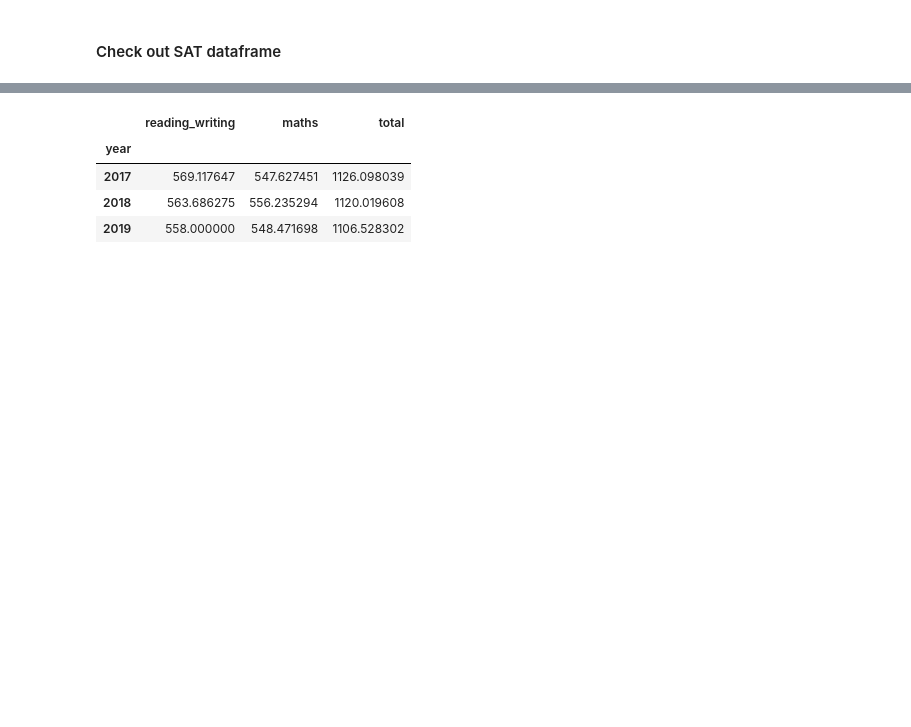
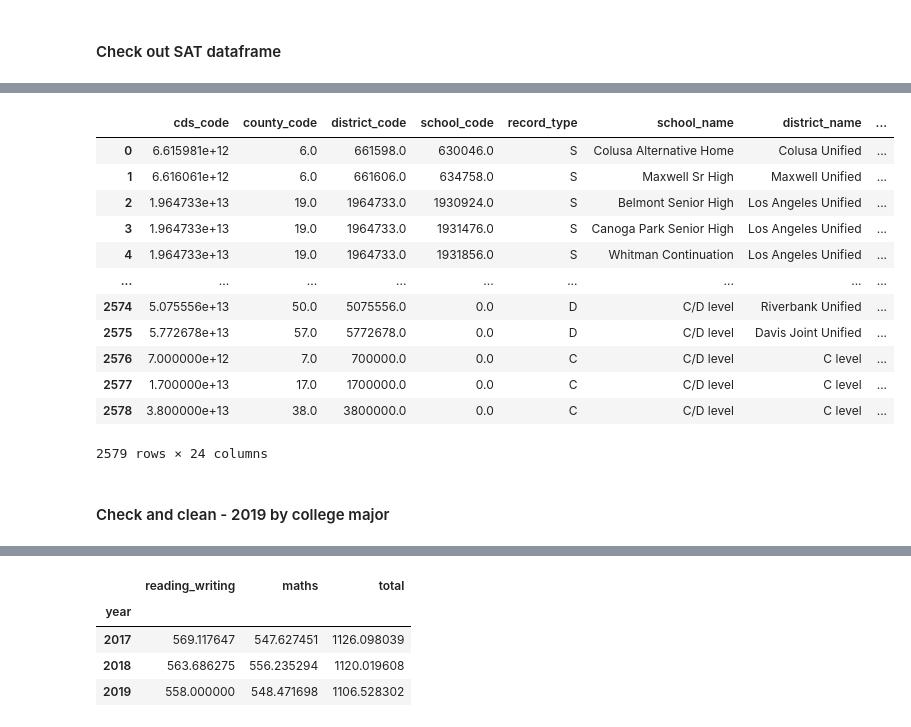
Before and after one commit to krisgch/dsi_project_satcat, a Jupyter notebook: code/starter-code.ipynb, the cells around one changed output, grey strips where cells are left out. Cells and saved outputs as stored; diff of their text form; code cells hidden in the pictures; blank space fills up the shorter version.

Commit message:
cleaned all data and combine dataframes

```diff
--- a/code/starter-code.ipynb
+++ b/code/starter-code.ipynb
@@ -254,0 +555,2 @@ sat_df['participation'] = sat_df['participation'].apply(convert_pct)
+# %%
+sat_2019_ca = sat_2019_ca.reindex(columns = cols_rearr)
@@ -254,0 +614,6 @@ sat_df['participation'] = sat_df['participation'].apply(convert_pct)
+# %%
+#check nulls for takers for both grade 11 and grade 12
+sat_2019_ca[(sat_2019_ca['grade_11_takers'].isnull()) | (sat_2019_ca['grade_12_takers'].isnull())]
+
+#only one so let's drop this
+sat_2019_ca = sat_2019_ca[sat_2019_ca['grade_11_takers'].notnull()]
@@ -254,0 +660,4 @@ sat_df['participation'] = sat_df['participation'].apply(convert_pct)
+# %%
+#fill those with 0 num and 0 percentage
+
+sat_2019_ca = sat_2019_ca.fillna(0)
@@ -254,0 +696,20 @@ sat_df['participation'] = sat_df['participation'].apply(convert_pct)
+# %%
+#drop year column
+sat_2019_ca = sat_2019_ca.drop('year',axis=1)
+# %%
+#check dataframe
+sat_2019_ca
+# %% [output]
+|  | cds_code | county_code | district_code | school_code | record_type | school_name | district_name | ... |
+| 0 | 6.615981e+12 | 6.0 | 661598.0 | 630046.0 | S | Colusa Alternative Home | Colusa Unified | ... |
+| 1 | 6.616061e+12 | 6.0 | 661606.0 | 634758.0 | S | Maxwell Sr High | Maxwell Unified | ... |
+| 2 | 1.964733e+13 | 19.0 | 1964733.0 | 1930924.0 | S | Belmont Senior High | Los Angeles Unified | ... |
+| 3 | 1.964733e+13 | 19.0 | 1964733.0 | 1931476.0 | S | Canoga Park Senior High | Los Angeles Unified | ... |
+| 4 | 1.964733e+13 | 19.0 | 1964733.0 | 1931856.0 | S | Whitman Continuation | Los Angeles Unified | ... |
+| ... | ... | ... | ... | ... | ... | ... | ... | ... |
+| 2574 | 5.075556e+13 | 50.0 | 5075556.0 | 0.0 | D | C/D level | Riverbank Unified | ... |
+| 2575 | 5.772678e+13 | 57.0 | 5772678.0 | 0.0 | D | C/D level | Davis Joint Unified | ... |
+| 2576 | 7.000000e+12 | 7.0 | 700000.0 | 0.0 | C | C/D level | C level | ... |
+| 2577 | 1.700000e+13 | 17.0 | 1700000.0 | 0.0 | C | C/D level | C level | ... |
+| 2578 | 3.800000e+13 | 38.0 | 3800000.0 | 0.0 | C | C/D level | C level | ... |
+2579 rows × 24 columns
@@ -254,0 +719,2 @@ sat_df['participation'] = sat_df['participation'].apply(convert_pct)
+# %% [markdown]
+#### Check and clean - 2019 by college major
```
Also changed, not shown: parts of 99 cells of this notebook, 6 other files.
